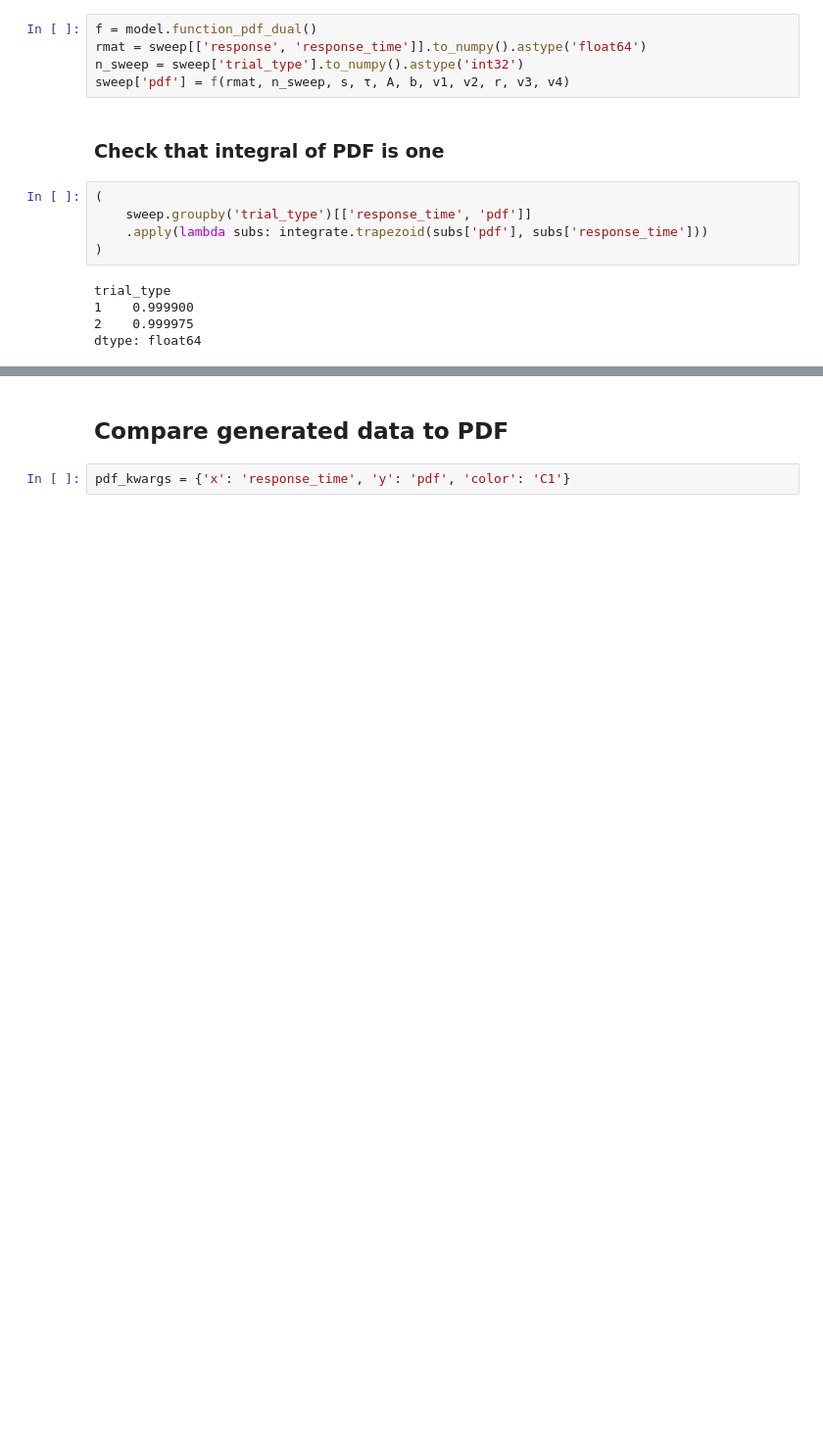
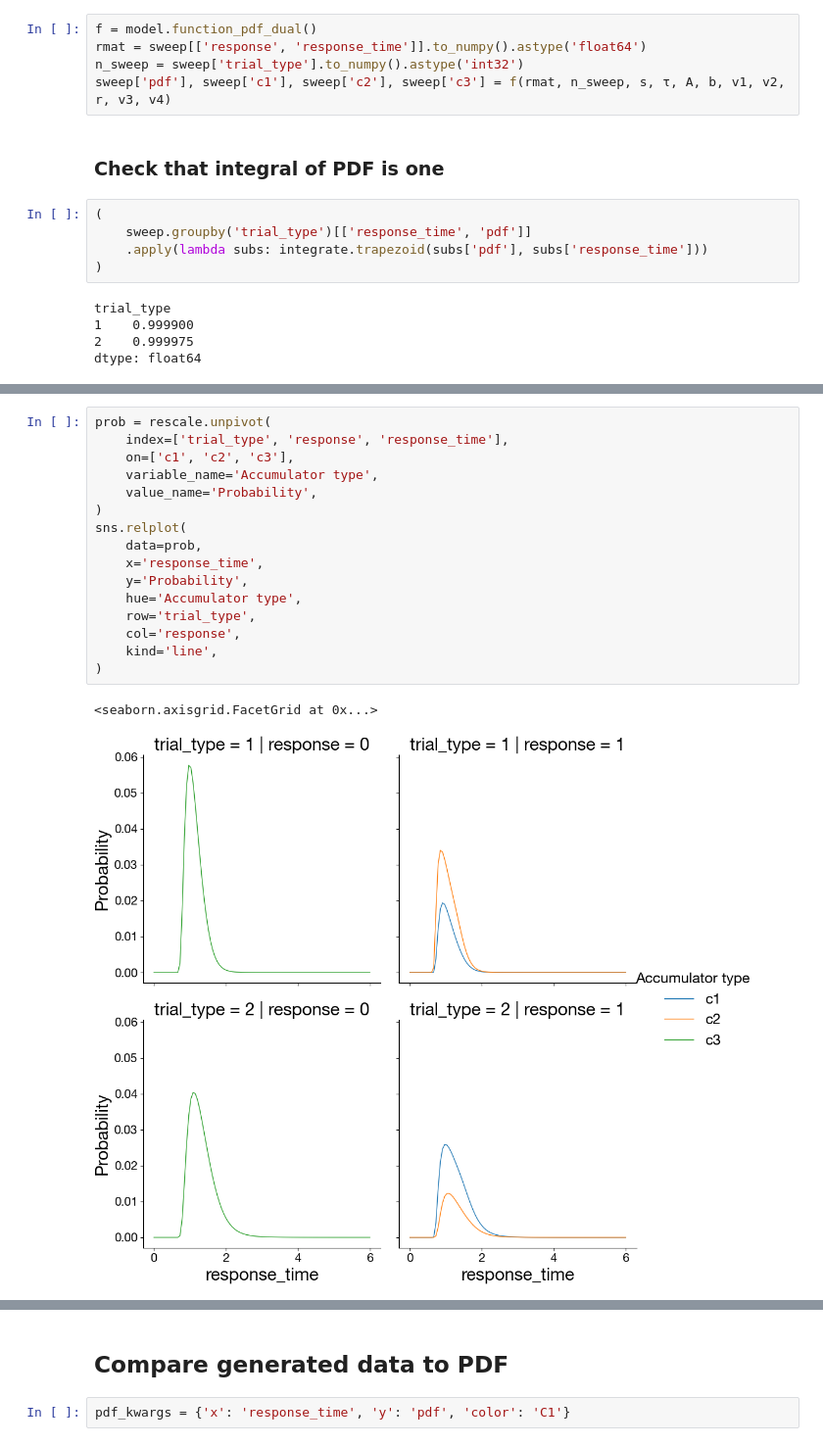
Before and after one commit to prestonlab/devreact, a Jupyter notebook: jupyter/check_pdf_dual.ipynb, the cells around one changed output, grey strips where cells are left out. Shown at 98% size. Saved outputs shown, nothing was run; the diff lists cells and outputs as text; blank space fills up the shorter version.

```diff
--- a/jupyter/check_pdf_dual.ipynb
+++ b/jupyter/check_pdf_dual.ipynb
@@ -54,7 +55,7 @@ sweep = pd.DataFrame(
 f = model.function_pdf_dual()
 rmat = sweep[['response', 'response_time']].to_numpy().astype('float64')
 n_sweep = sweep['trial_type'].to_numpy().astype('int32')
-sweep['pdf'] = f(rmat, n_sweep, s, τ, A, b, v1, v2, r, v3, v4)
+sweep['pdf'], sweep['c1'], sweep['c2'], sweep['c3'] = f(rmat, n_sweep, s, τ, A, b, v1, v2, r, v3, v4)
 # %% [markdown]
 ### Check that integral of PDF is one
 # %%
@@ -69,0 +114,19 @@ dtype: float64
+# %%
+prob = rescale.unpivot(
+    index=['trial_type', 'response', 'response_time'],
+    on=['c1', 'c2', 'c3'],
+    variable_name='Accumulator type',
+    value_name='Probability',
+)
+sns.relplot(
+    data=prob,
+    x='response_time',
+    y='Probability',
+    hue='Accumulator type',
+    row='trial_type',
+    col='response',
+    kind='line',
+)
+# %% [output]
+<seaborn.axisgrid.FacetGrid at 0x...>
+[figure, added]
```
Also changed, not shown: parts of 6 cells of this notebook, 3 other files.
